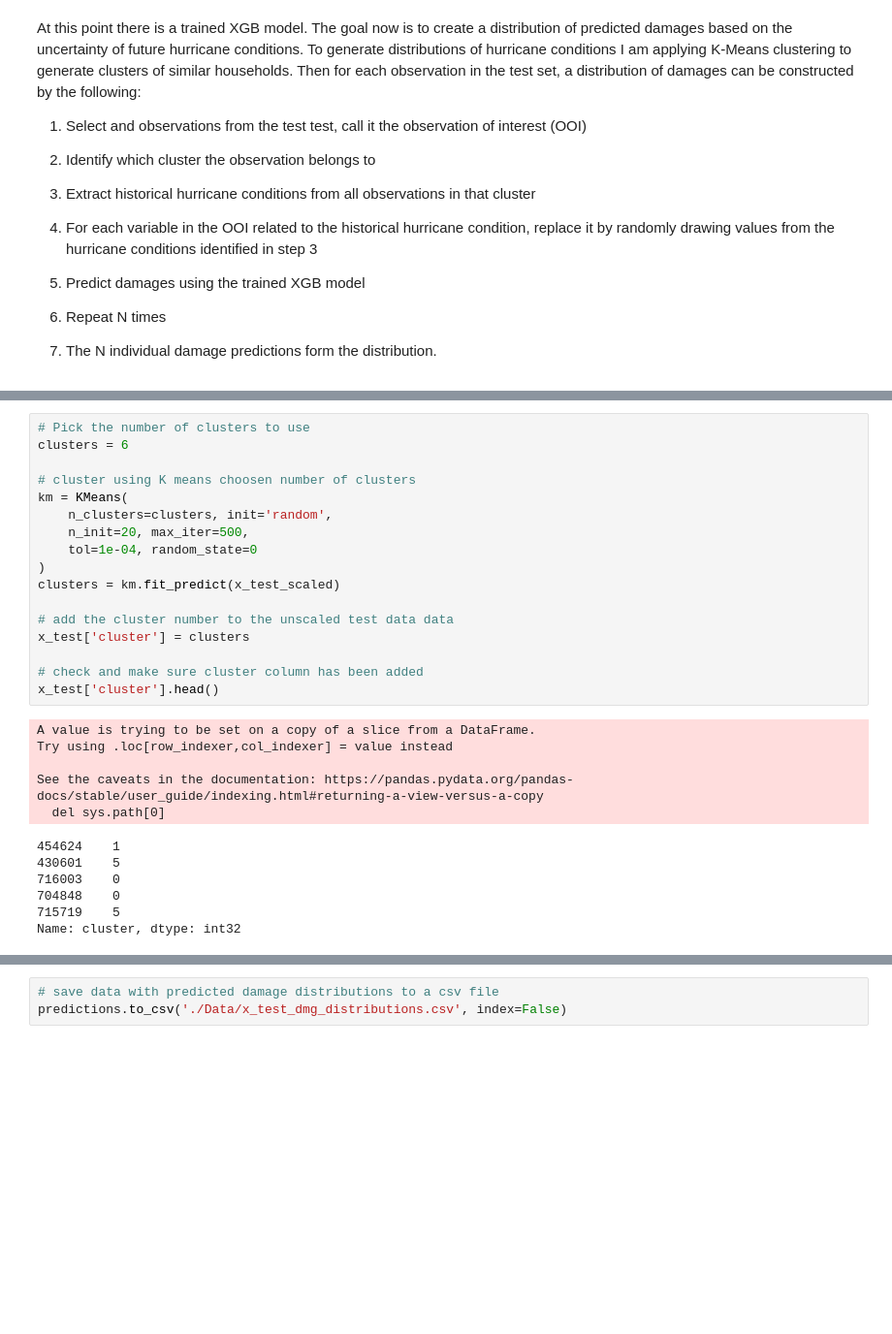
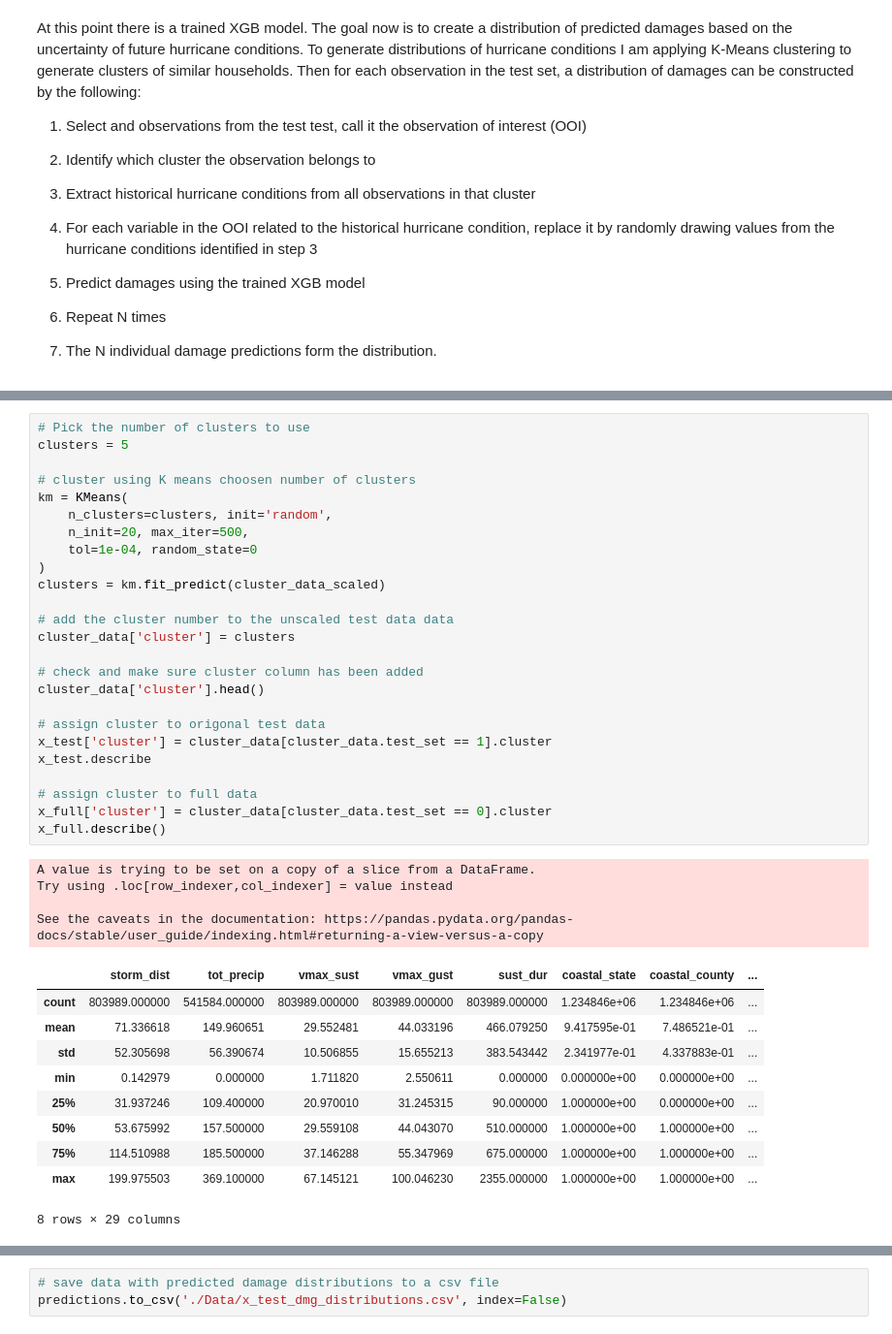
Before and after one commit to dylan-turner25/hurricaneDamagePredictions, a Jupyter notebook: xgb_training_nfip.ipynb, the cells around one changed output, grey strips where cells are left out. Shown: that part at 97% size. Saved outputs shown, nothing was run; the diff lists cells and outputs as text; blank space fills up the shorter version.

```diff
--- a/xgb_training_nfip.ipynb
+++ b/xgb_training_nfip.ipynb
@@ -298,30 +314,41 @@ Text(0, 0.5, 'Within Cluster SSE')
 # %%
 # Pick the number of clusters to use
-clusters = 6
+clusters = 5
 
 # cluster using K means choosen number of clusters
 km = KMeans(
     n_clusters=clusters, init='random',
     n_init=20, max_iter=500,
     tol=1e-04, random_state=0
 )
-clusters = km.fit_predict(x_test_scaled)
+clusters = km.fit_predict(cluster_data_scaled)
 
 # add the cluster number to the unscaled test data data
-x_test['cluster'] = clusters
+cluster_data['cluster'] = clusters
 
 # check and make sure cluster column has been added
-x_test['cluster'].head()
+cluster_data['cluster'].head()
+
+# assign cluster to origonal test data
+x_test['cluster'] = cluster_data[cluster_data.test_set == 1].cluster
+x_test.describe
+
+# assign cluster to full data
+x_full['cluster'] = cluster_data[cluster_data.test_set == 0].cluster
+x_full.describe()
 # %% [output]
 A value is trying to be set on a copy of a slice from a DataFrame.
 Try using .loc[row_indexer,col_indexer] = value instead
 
 See the caveats in the documentation: https://pandas.pydata.org/pandas-docs/stable/user_guide/indexing.html#returning-a-view-versus-a-copy
-  del sys.path[0]
+|  | storm_dist | tot_precip | vmax_sust | vmax_gust | sust_dur | coastal_state | coastal_county | ... |
+| count | 803989.000000 | 541584.000000 | 803989.000000 | 803989.000000 | 803989.000000 | 1.234846e+06 | 1.234846e+06 | ... |
+| mean | 71.336618 | 149.960651 | 29.552481 | 44.033196 | 466.079250 | 9.417595e-01 | 7.486521e-01 | ... |
+| std | 52.305698 | 56.390674 | 10.506855 | 15.655213 | 383.543442 | 2.341977e-01 | 4.337883e-01 | ... |
+| min | 0.142979 | 0.000000 | 1.711820 | 2.550611 | 0.000000 | 0.000000e+00 | 0.000000e+00 | ... |
+| 25% | 31.937246 | 109.400000 | 20.970010 | 31.245315 | 90.000000 | 1.000000e+00 | 0.000000e+00 | ... |
+| 50% | 53.675992 | 157.500000 | 29.559108 | 44.043070 | 510.000000 | 1.000000e+00 | 1.000000e+00 | ... |
+| 75% | 114.510988 | 185.500000 | 37.146288 | 55.347969 | 675.000000 | 1.000000e+00 | 1.000000e+00 | ... |
+| max | 199.975503 | 369.100000 | 67.145121 | 100.046230 | 2355.000000 | 1.000000e+00 | 1.000000e+00 | ... |
-454624    1
-430601    5
-716003    0
-704848    0
-715719    5
-Name: cluster, dtype: int32
+8 rows × 29 columns
 # %%
```
Also changed, not shown: parts of 14 cells of this notebook, 1 other file.
